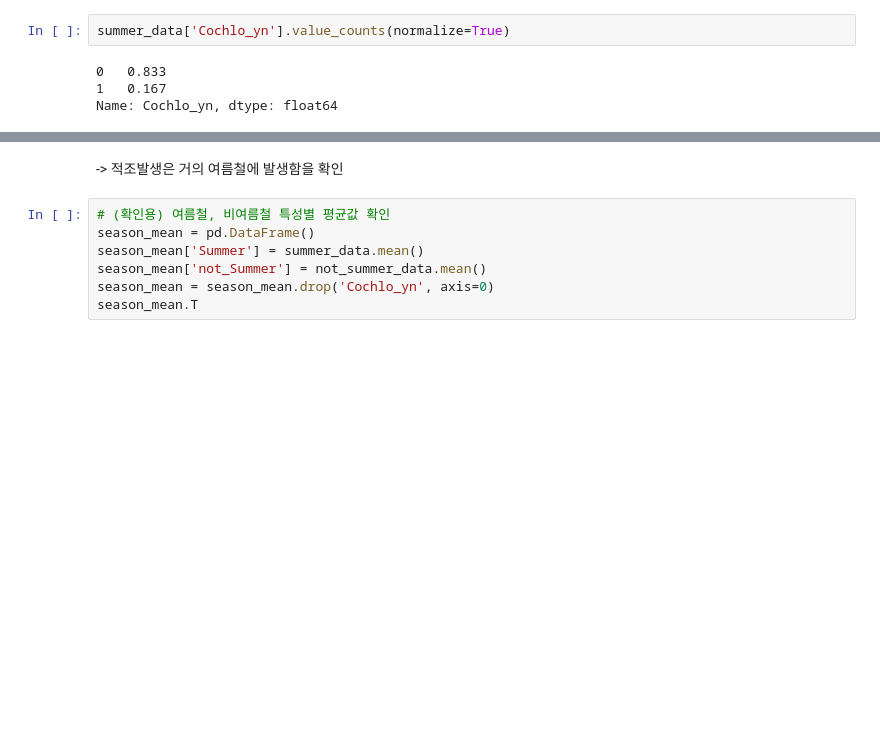
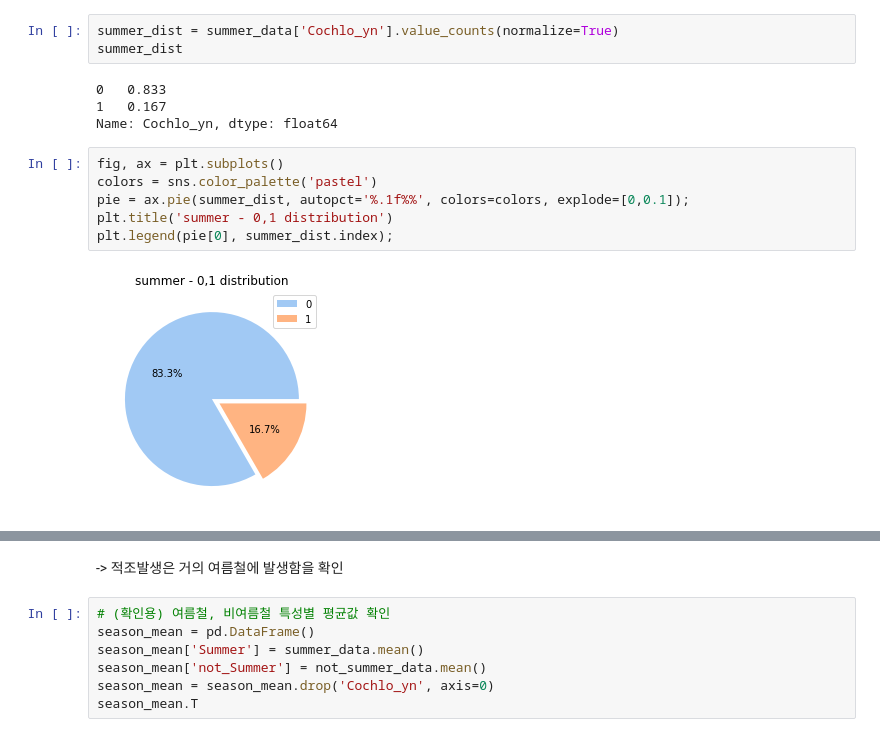
Before and after one commit to H-Seung/seung_project, a Jupyter notebook: section2_project.ipynb, the cells around one changed output, grey strips where cells are left out. Drawn from its saved outputs; the diff is of its cells as text; blank space fills up the shorter version.

```diff
--- a/section2_project.ipynb
+++ b/section2_project.ipynb
@@ -638,9 +634,18 @@ not_summer_data
 | 2067 | 2019-08-31 | 24.600 | 0.000 | 0.000 | 3.036 | 1,012.741 | 9.500 | 3.857 | 2.870 | 6.942 | ... |
 1702 rows × 13 columns
 # %%
-summer_data['Cochlo_yn'].value_counts(normalize=True)
+summer_dist = summer_data['Cochlo_yn'].value_counts(normalize=True)
+summer_dist
 # %% [output]
 0   0.833
 1   0.167
 Name: Cochlo_yn, dtype: float64
+# %%
+fig, ax = plt.subplots()
+colors = sns.color_palette('pastel')
+pie = ax.pie(summer_dist, autopct='%.1f%%', colors=colors, explode=[0,0.1]);
+plt.title('summer - 0,1 distribution')
+plt.legend(pie[0], summer_dist.index);
+# %% [output]
+[figure, added]
 # %%
```
Also changed, not shown: parts of 50 cells of this notebook.
